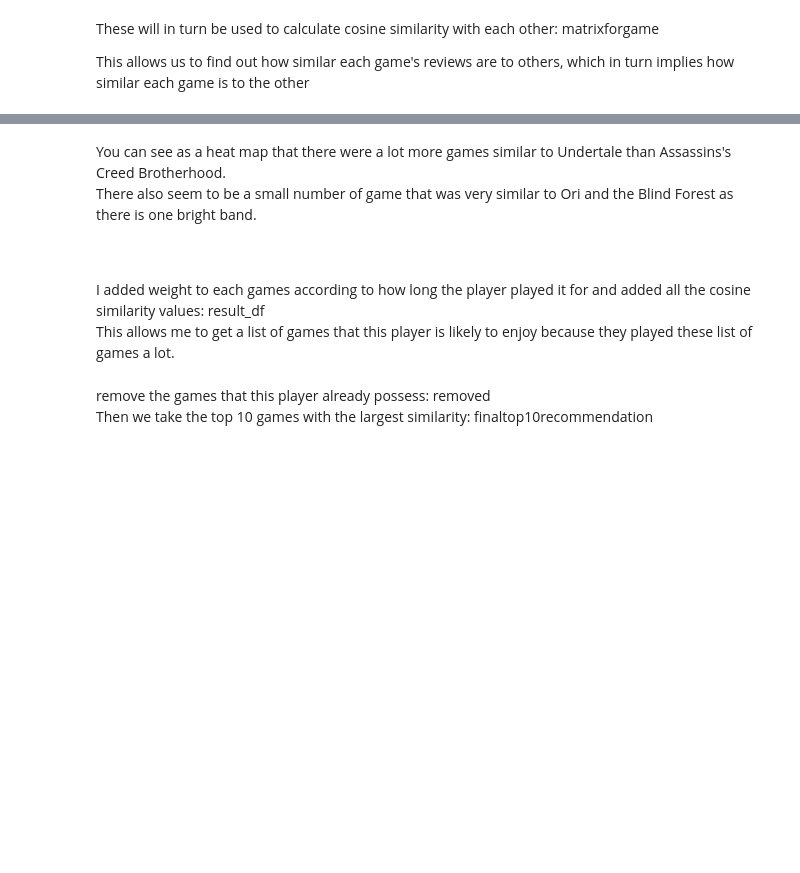
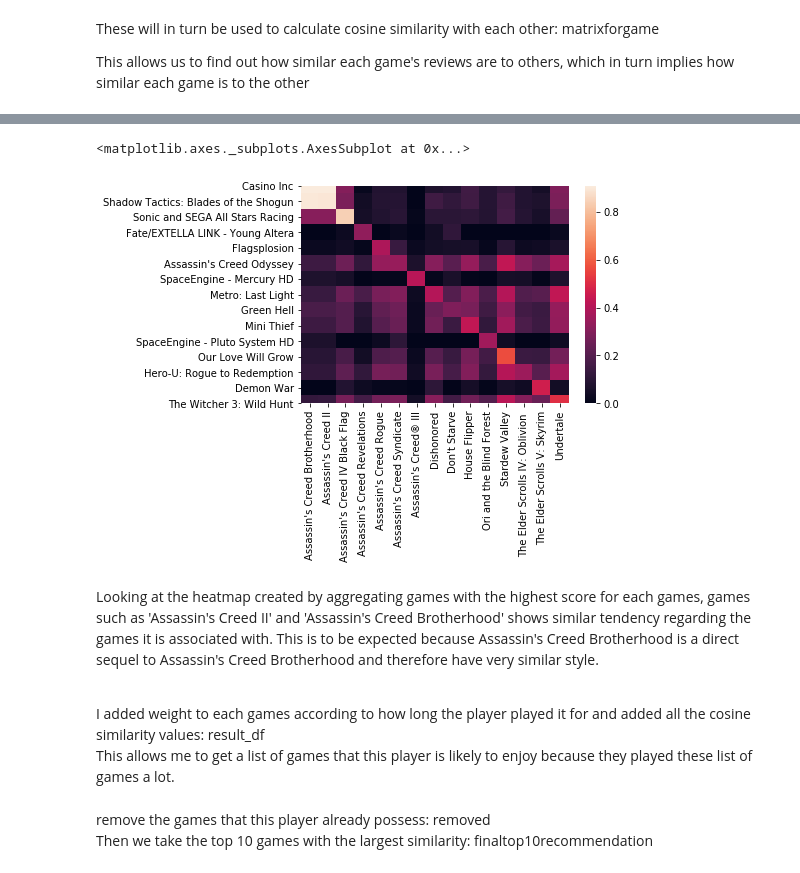
Before and after one commit to shshim906/Capstone1, a Jupyter notebook: Capstone 1 - Content based game recommendation.ipynb, the cells around one changed output, grey strips where cells are left out. Cells and saved outputs as stored; diff of their text form; code cells hidden in the pictures; blank space fills up the shorter version.

```diff
--- a/Capstone 1 - Content based game recommendation.ipynb
+++ b/Capstone 1 - Content based game recommendation.ipynb
@@ -271,0 +232,3 @@ for i in range(len(list_of_games)):
+# %%
+from sklearn.externals import joblib
+matrixforgame = joblib.load("cosine_result2.p")
@@ -272,2 +255,2 @@ for i in range(len(list_of_games)):
 # %%
-result_df=pd.DataFrame(matrixforgame,index=list_of_games,columns=list_of_games)
+result_df=pd.DataFrame(matrixforgame,index=list_of_games,columns=best_list)
@@ -273,0 +271,17 @@ result_df=pd.DataFrame(matrixforgame,index=list_of_games,columns=list_of_games)
+# %%
+best_df=result_df[topplayedgame['name']]
+new_df=pd.DataFrame()
+for col in best_df.columns:
+    best_val=max(best_df[col])
+    #print(col, best_val)
+    new_row=best_df.loc[best_df[col]==best_val]
+    new_df=new_df.append(new_row)
+# %%
+new_df=pd.DataFrame()
+#result_df=result_df.drop(index=best_list)
+for col in sorted(list(result_df.columns)):
+    similar_game_list=list(result_df[col].sort_values(ascending=False).index)
+    dup_removed=[game for game in similar_game_list if game not in list(new_df.index)]
+    best_game=dup_removed[0]
+    new_row=result_df.loc[best_game]
+    new_df=new_df.append(new_row)
@@ -274,12 +315,12 @@ result_df=pd.DataFrame(matrixforgame,index=list_of_games,columns=list_of_games)
 # %%
 import seaborn as sns
-sns.heatmap(result_df[topplayedgame['name']])
+sns.heatmap(new_df)
+# %% [output]
+<matplotlib.axes._subplots.AxesSubplot at 0x...>
+[figure, added]
 # %% [markdown]
-You can see as a heat map that there were a lot more games similar to Undertale than Assassins's Creed Brotherhood.<br>
-There also seem to be a small number of game that was very similar to Ori and the Blind Forest as there is one bright band.
+Looking at the heatmap created by aggregating games with the highest score for each games, games such as 'Assassin's Creed II' and 'Assassin's Creed Brotherhood' shows similar tendency regarding the games it is associated with. This is to be expected because Assassin's Creed Brotherhood is a direct sequel to Assassin's Creed Brotherhood and therefore have very similar style.
 
-
-<br>
 <br>
 
 I added weight to each games according to how long the player played it for and added all the cosine similarity values: result_df<br>
```
Also changed, not shown: parts of 53 cells of this notebook, 3 other files.
